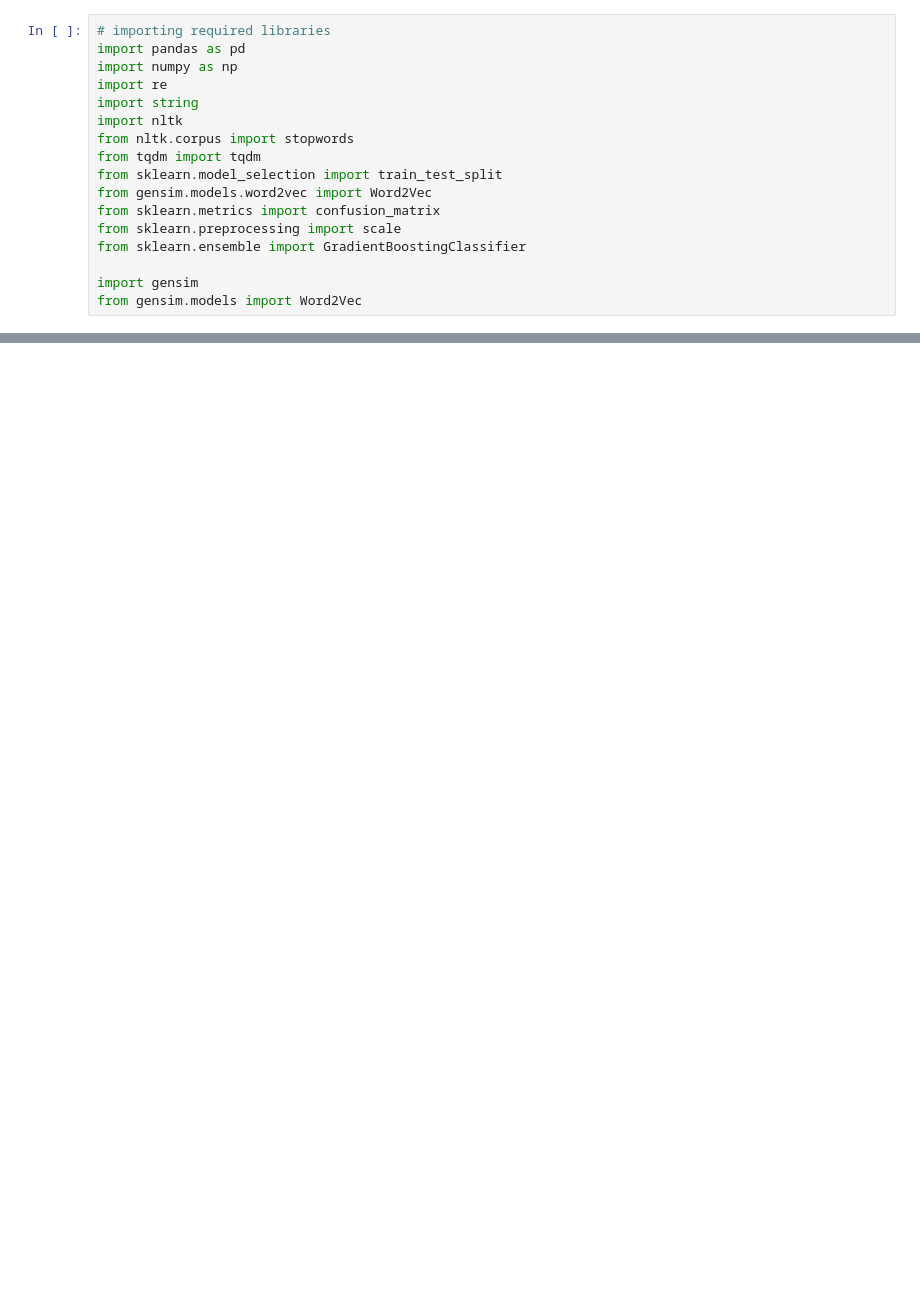
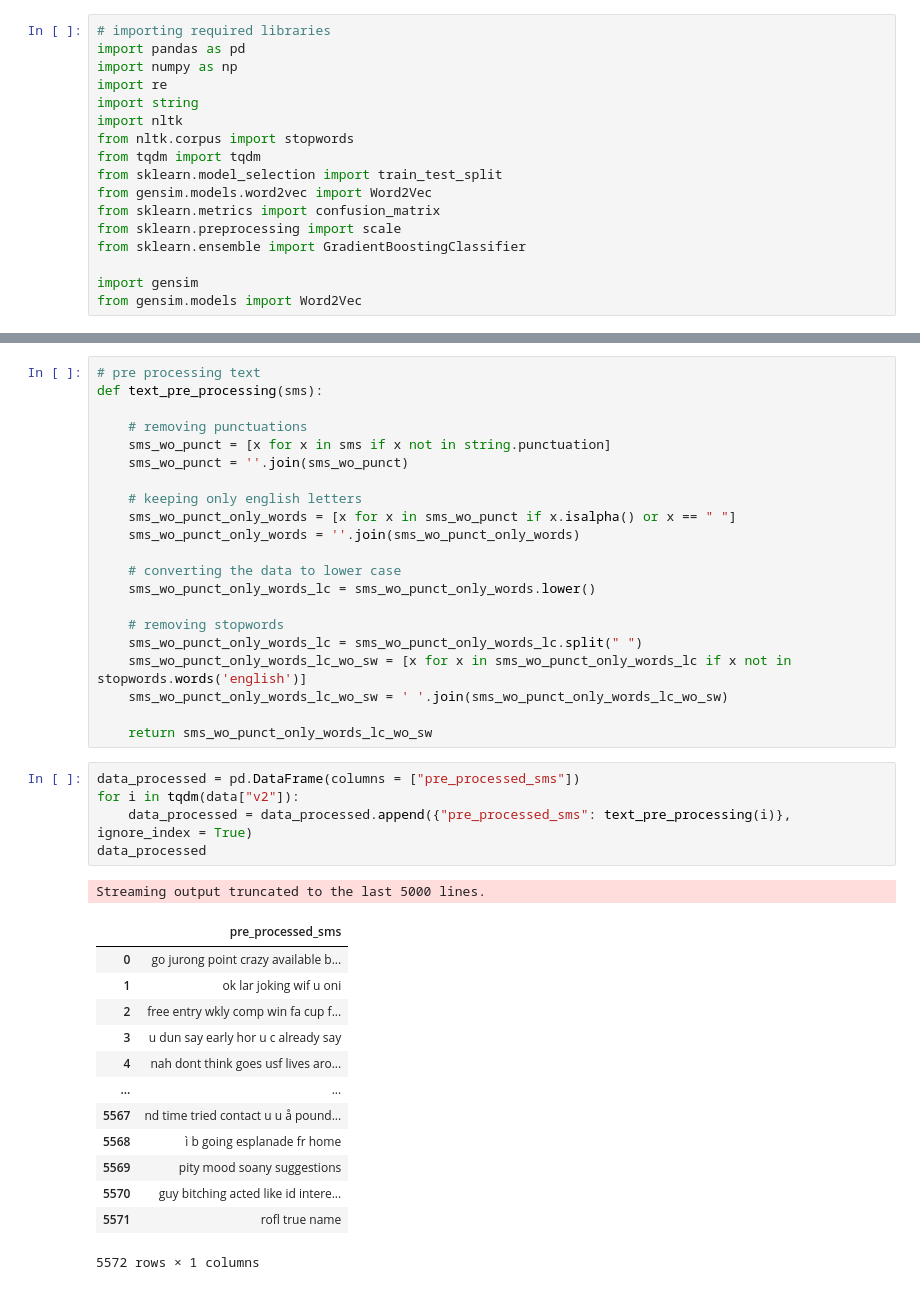
Before and after one commit to anjali-ojha/deep-learning, a Jupyter notebook: assignment/assignment-7/Anjali_Ojha_HW_7.ipynb, the cells around one changed output, grey strips where cells are left out. Drawn from its saved outputs; the diff is of its cells as text; blank space fills up the shorter version.

```diff
--- a/assignment/assignment-7/Anjali_Ojha_HW_7.ipynb
+++ b/assignment/assignment-7/Anjali_Ojha_HW_7.ipynb
@@ -37,0 +189,41 @@ True
+# %%
+# pre processing text
+def text_pre_processing(sms):
+
+    # removing punctuations
+    sms_wo_punct = [x for x in sms if x not in string.punctuation]
+    sms_wo_punct = ''.join(sms_wo_punct)
+
+    # keeping only english letters
+    sms_wo_punct_only_words = [x for x in sms_wo_punct if x.isalpha() or x == " "]
+    sms_wo_punct_only_words = ''.join(sms_wo_punct_only_words)
+
+    # converting the data to lower case
+    sms_wo_punct_only_words_lc = sms_wo_punct_only_words.lower()
+
+    # removing stopwords
+    sms_wo_punct_only_words_lc = sms_wo_punct_only_words_lc.split(" ")
+    sms_wo_punct_only_words_lc_wo_sw = [x for x in sms_wo_punct_only_words_lc if x not in stopwords.words('english')]
+    sms_wo_punct_only_words_lc_wo_sw = ' '.join(sms_wo_punct_only_words_lc_wo_sw)
+
+    return sms_wo_punct_only_words_lc_wo_sw
+# %%
+data_processed = pd.DataFrame(columns = ["pre_processed_sms"])
+for i in tqdm(data["v2"]):
+    data_processed = data_processed.append({"pre_processed_sms": text_pre_processing(i)}, ignore_index = True)
+data_processed
+# %% [output]
+Streaming output truncated to the last 5000 lines.
+|  | pre_processed_sms |
+| 0 | go jurong point crazy available b... |
+| 1 | ok lar joking wif u oni |
+| 2 | free entry wkly comp win fa cup f... |
+| 3 | u dun say early hor u c already say |
+| 4 | nah dont think goes usf lives aro... |
+| ... | ... |
+| 5567 | nd time tried contact u u å pound... |
+| 5568 | ì b going esplanade fr home |
+| 5569 | pity mood soany suggestions |
+| 5570 | guy bitching acted like id intere... |
+| 5571 | rofl true name |
+5572 rows × 1 columns
```
Also changed, not shown: parts of 16 cells of this notebook.
